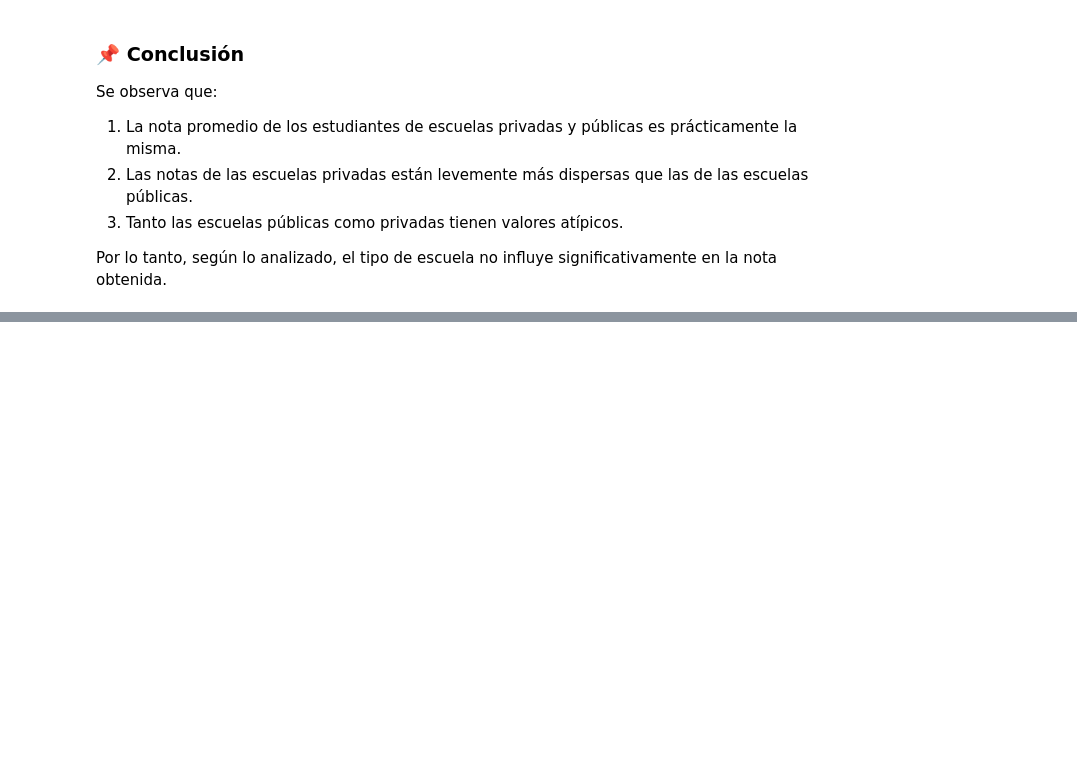
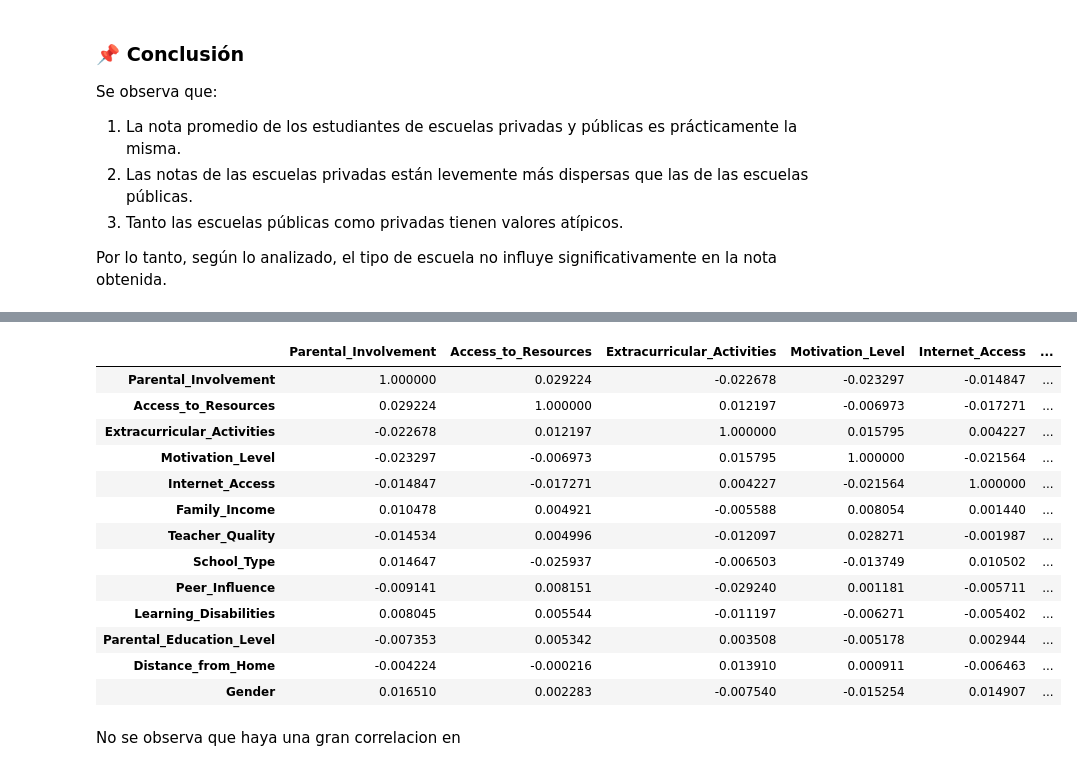
Before and after one commit to LuqGon/student_performance, a Jupyter notebook: student_performance_factors.ipynb, the cells around one changed output, grey strips where cells are left out. Cells and saved outputs as stored; diff of their text form; code cells hidden in the pictures; blank space fills up the shorter version.

```diff
--- a/student_performance_factors.ipynb
+++ b/student_performance_factors.ipynb
@@ -314,0 +359,2 @@ Cantidad de outliers superiores: 76
+# %%
+categoricas = student_performance.select_dtypes("object")
@@ -314,0 +363,5 @@ Cantidad de outliers superiores: 76
+# %%
+categoricas_encoder = pd.DataFrame()
+for columna in categoricas.columns.values:
+    encoder = OrdinalEncoder(categories=[list(categoricas[columna].drop_duplicates())])
+    categoricas_encoder[columna] = encoder.fit_transform(categoricas[[columna]]).ravel()
@@ -314,0 +378,20 @@ Cantidad de outliers superiores: 76
+# %%
+correlation_matrix = categoricas_encoder.corr()
+correlation_matrix
+# %% [output]
+|  | Parental_Involvement | Access_to_Resources | Extracurricular_Activities | Motivation_Level | Internet_Access | ... |
+| Parental_Involvement | 1.000000 | 0.029224 | -0.022678 | -0.023297 | -0.014847 | ... |
+| Access_to_Resources | 0.029224 | 1.000000 | 0.012197 | -0.006973 | -0.017271 | ... |
+| Extracurricular_Activities | -0.022678 | 0.012197 | 1.000000 | 0.015795 | 0.004227 | ... |
+| Motivation_Level | -0.023297 | -0.006973 | 0.015795 | 1.000000 | -0.021564 | ... |
+| Internet_Access | -0.014847 | -0.017271 | 0.004227 | -0.021564 | 1.000000 | ... |
+| Family_Income | 0.010478 | 0.004921 | -0.005588 | 0.008054 | 0.001440 | ... |
+| Teacher_Quality | -0.014534 | 0.004996 | -0.012097 | 0.028271 | -0.001987 | ... |
+| School_Type | 0.014647 | -0.025937 | -0.006503 | -0.013749 | 0.010502 | ... |
+| Peer_Influence | -0.009141 | 0.008151 | -0.029240 | 0.001181 | -0.005711 | ... |
+| Learning_Disabilities | 0.008045 | 0.005544 | -0.011197 | -0.006271 | -0.005402 | ... |
+| Parental_Education_Level | -0.007353 | 0.005342 | 0.003508 | -0.005178 | 0.002944 | ... |
+| Distance_from_Home | -0.004224 | -0.000216 | 0.013910 | 0.000911 | -0.006463 | ... |
+| Gender | 0.016510 | 0.002283 | -0.007540 | -0.015254 | 0.014907 | ... |
+# %% [markdown]
+No se observa que haya una gran correlacion en
```
Also changed, not shown: parts of 42 cells of this notebook.
